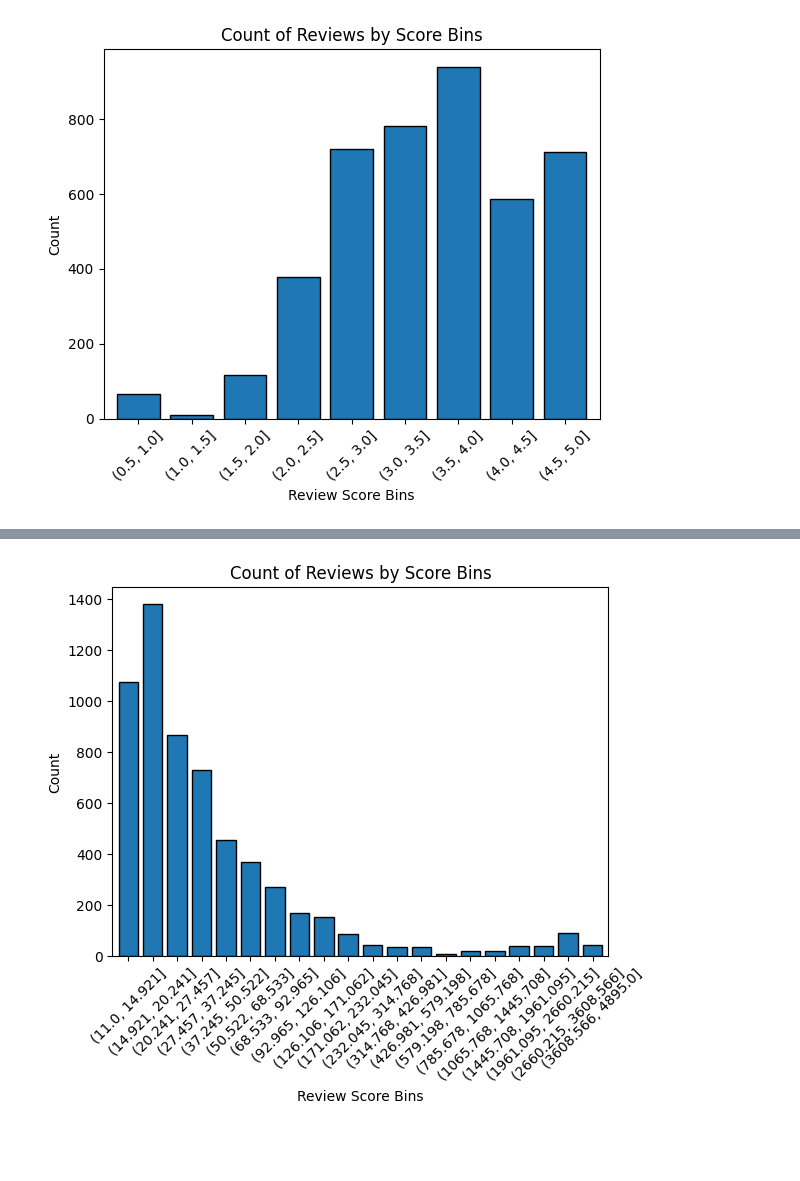
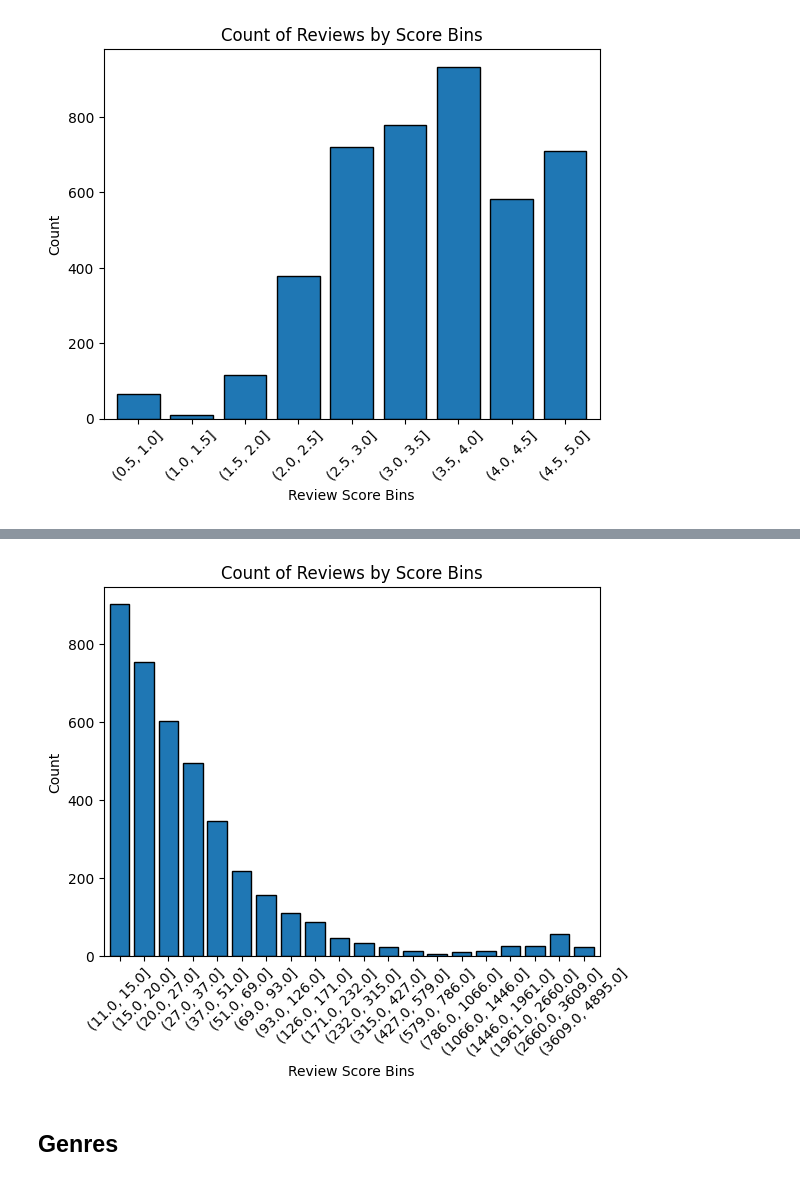
Before and after one commit to chenjoshua7/NLP_FinalProject, a Jupyter notebook: eda.ipynb, the cells around one changed output, grey strips where cells are left out. Saved outputs shown, nothing was run; the diff lists cells and outputs as text; code cells hidden in the pictures; blank space fills up the shorter version.

```diff
--- a/eda.ipynb
+++ b/eda.ipynb
@@ -10,7 +13,7 @@ ratings_data = pd.read_csv("cleaned_data/cleaned_ratings.csv")
 ## Calculating Mean Scores
 # %%
 average_ratings = ratings_data.groupby("Title")["review/score"].mean()
-books_merged = pd.merge(book_data, average_ratings, on='Title', how='left')
+books_merged = pd.merge(book_data, average_ratings, on='Title', how='inner')
 books_merged.head(10)
 # %% [output]
 |  | Title | description | authors | publisher | publishedDate | categories | ratingsCount | review/score |
@@ -48,21 +66,23 @@ plt.show()
 # %%
 min_count = np.log10(books_merged['ratingsCount'].min())
 max_count = np.log10(books_merged['ratingsCount'].max())
 
 # Create 20 logarithmically spaced bins between min and max values
-bins = np.logspace(min_count, max_count, 21)
+bins = np.round(np.logspace(min_count, max_count, 21))
 books_merged['score_bin'] = pd.cut(books_merged['ratingsCount'], bins)
 bin_counts = books_merged['score_bin'].value_counts().sort_index()
 
 # Plot the bar graph
 bin_counts.plot(kind='bar', edgecolor='black', width=0.8)
 
 # Customize the plot
 plt.title('Count of Reviews by Score Bins')
 plt.xlabel('Review Score Bins')
 plt.ylabel('Count')
 plt.xticks(rotation=45)
 
 plt.show()
 # %% [output]
-[figure, old version]
+[figure, new version]
+# %% [markdown]
+## Genres
```
Also changed, not shown: parts of 19 cells of this notebook, 2 other files.
